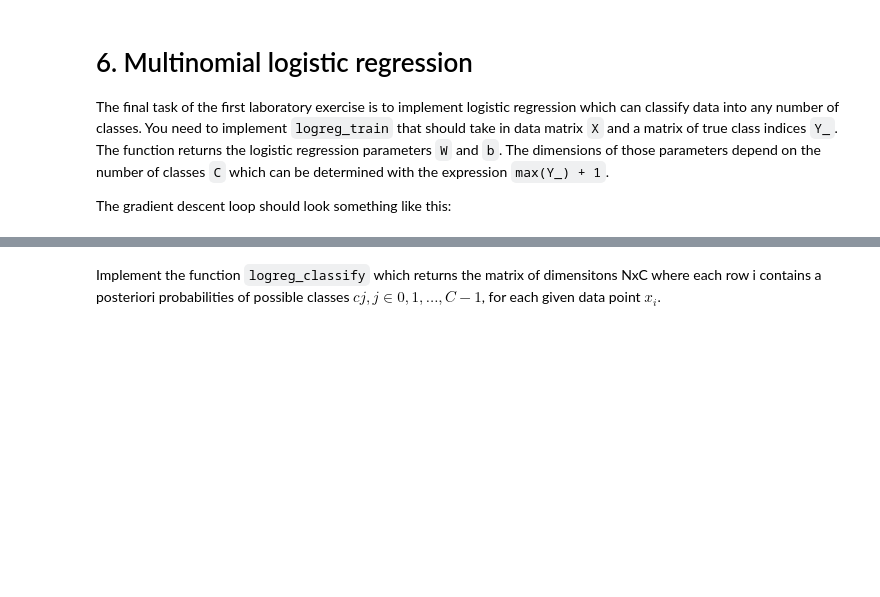
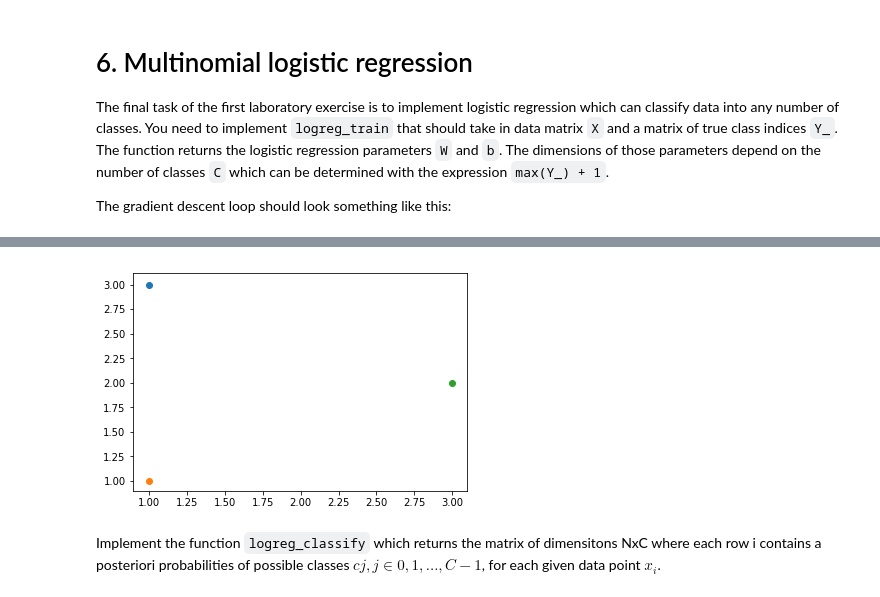
Before and after one commit to lstolcman/deep-learning, a Jupyter notebook: lab0/lab0.ipynb, the cells around one changed output, grey strips where cells are left out. Saved outputs shown, nothing was run; the diff lists cells and outputs as text; code cells hidden in the pictures; blank space fills up the shorter version.

```diff
--- a/lab0/lab0.ipynb
+++ b/lab0/lab0.ipynb
@@ -521,0 +485,74 @@ NameError: name 'W' is not defined
+# %%
+# stable softmax
+def stable_softmax(x):
+    exp_x_shifted = np.exp(x - np.max(x))
+    probs = exp_x_shifted / np.sum(exp_x_shifted)
+    return probs
+
+def logreg_train(X,Y_, param_niter=1000, param_delta=0.1):
+    '''
+    Arguments
+        X:  data, np.array NxD
+        Y_: class indices, np.array Nx1
+    Return values
+        w, b: parameters of binary logistic regression
+    '''
+
+    C = max(Y_)+1 # number of classes
+    w = np.array([np.random.randn(X.shape[1]) for i in range(C)]) # weights == columns == number of features # CxD
+    b = np.array([0.0 for i in range(C)]) # Cx1
+
+    # gradient descent (param_niter iteratons)
+    for i in range(param_niter):
+        # classification scores
+        scores = np.dot(X, w.transpose())+b # NxC
+        expscores = np.exp(scores) # NxC
+        sumexp = [np.sum(s) for s in expscores] # Nx1
+
+        probs = stable_softmax(scores)# NxC
+
+        logprobs = np.log(probs) # NxC
+        #P(Y=c_1|x)=σ(w⊤x+b), where σ(s)=exp(s)/(1+exp(s))
+        '''
+        probs = np.exp(scores)/(1.0+np.exp(scores)) # N x 1
+        #probs = 1/(1+np.exp(-scores))
+        '''
+
+        # loss
+        loss = sklearn.metrics.log_loss(Y_, probs)# scalar
+        # trace
+        if i % int(param_niter/10) == 0:
+            print("iteration {}: loss {}".format(i, loss))
+            continue
+
+        # derivative of the loss funciton with respect to classification scores
+        dL_dscores = np.array([(probs - Y_) for probs in probs.transpose()]) # N x C
+
+        # gradijents with respect to parameters
+        grad_w = 1/(X.shape[1]) * np.dot(dL_dscores, X) # D x C
+        grad_b = 1/(X.shape[1]) * np.sum(dL_dscores) # 1 x C
+
+        # modifying the parameters
+        w += -param_delta * grad_w
+        b += -param_delta * grad_b
+    return (w, b)
+
+
+# instantiate the dataset
+np.random.seed(110)
+#X, Y_ = sample_gauss_2d(3, 1)
+#print('X', X)
+#print('Y_', Y_)
+X=np.array([[1,3],[1,1],[3,2]])
+Y_=np.array([1,0,2])
+for p in X:
+    plt.scatter(p[0], p[1])
+
+# train the logistic regression model
+w, b = logreg_train(X, Y_, param_niter=10)
+print('w',w)
+print('b',b)
+
+
+plt.show()
+# %% [output]
@@ -522,3 +573,4 @@ NameError: name 'W' is not defined
+[figure, added]
 # %% [markdown]
 Implement the function `logreg_classify` which returns the matrix of dimensitons NxC where each row i contains a posteriori probabilities of possible classes $cj, j∈{0,1,...,C−1}$, for each given data point $x_i$.
 # %%
```
Also changed, not shown: parts of 2 cells of this notebook.
